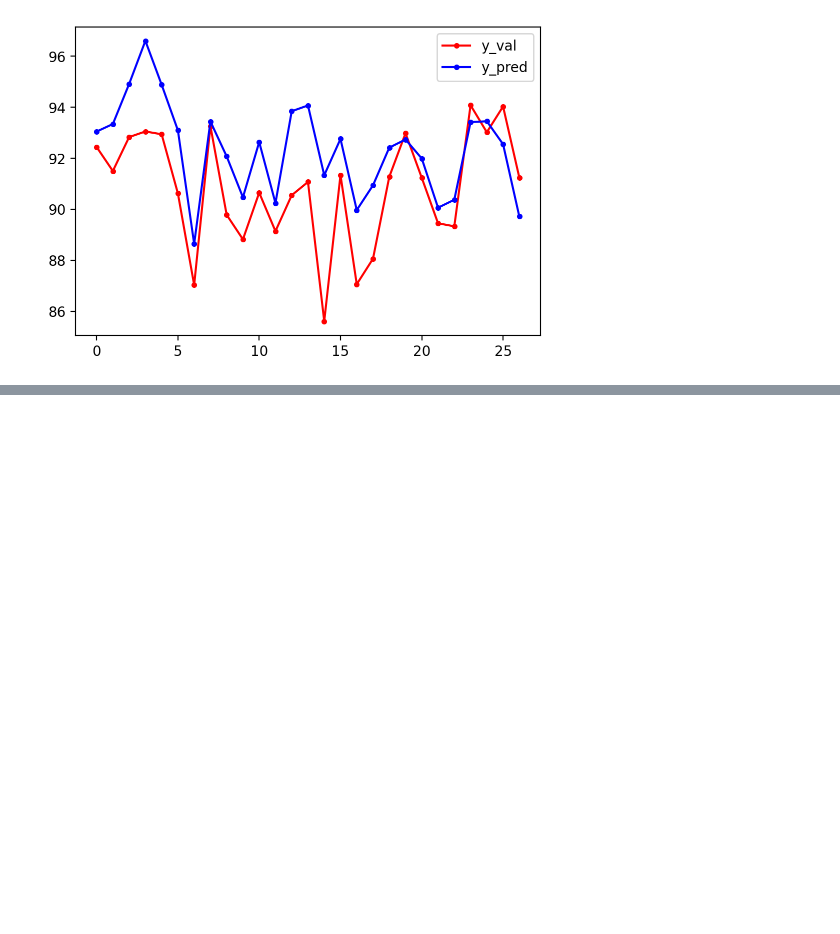
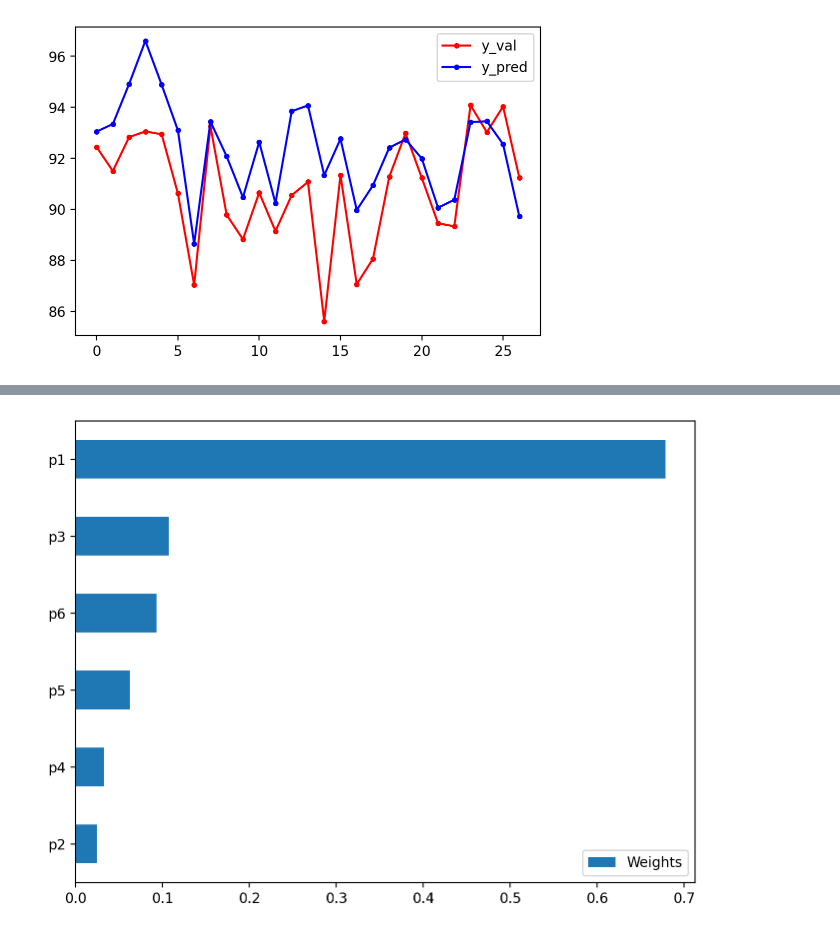
Before and after one commit to imbiotech/skbtML, a Jupyter notebook: k_pda_gmp_w_s.ipynb, the cells around one changed output, grey strips where cells are left out. Saved outputs shown, nothing was run; the diff lists cells and outputs as text; code cells hidden in the pictures; blank space fills up the shorter version.

```diff
--- a/k_pda_gmp_w_s.ipynb
+++ b/k_pda_gmp_w_s.ipynb
@@ -785,0 +829,7 @@ for depth in range(1,20):
+# %%
+# 트리 모델 특성 중요도 보기
+# 특성 중요도: 트리를 나눌때 순도를 높이는데(잘 분류하는데) 많이 기여한 정도를 알려준다
+
+plot_features_weights(X_train.columns, dtr.feature_importances_)
+# %% [output]
+[figure, added]
```
Also changed, not shown: parts of 10 cells of this notebook.
